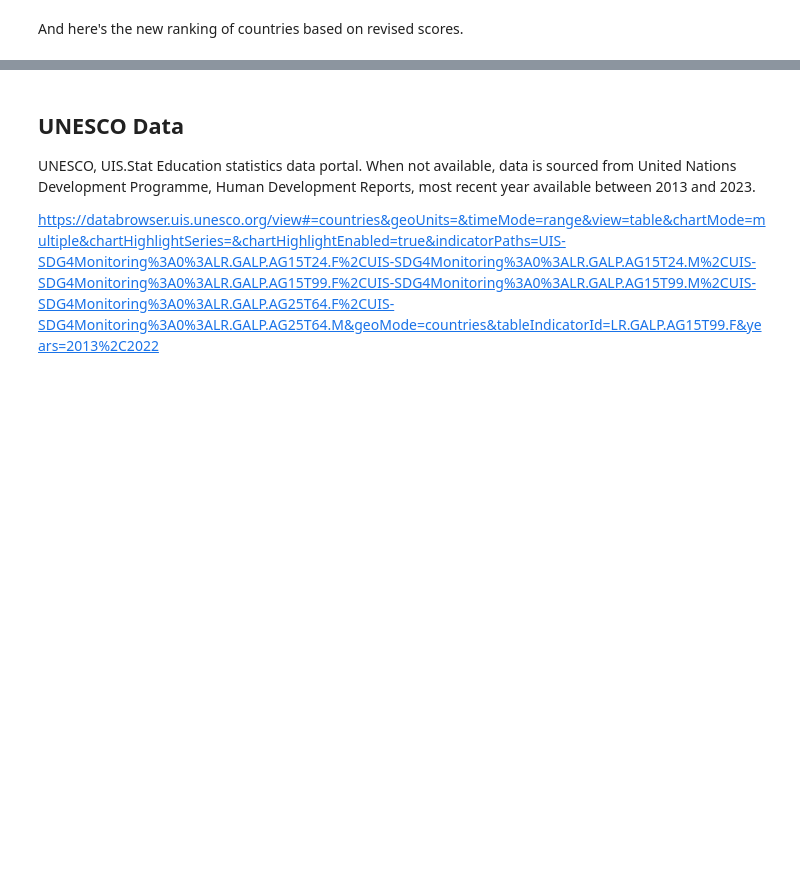
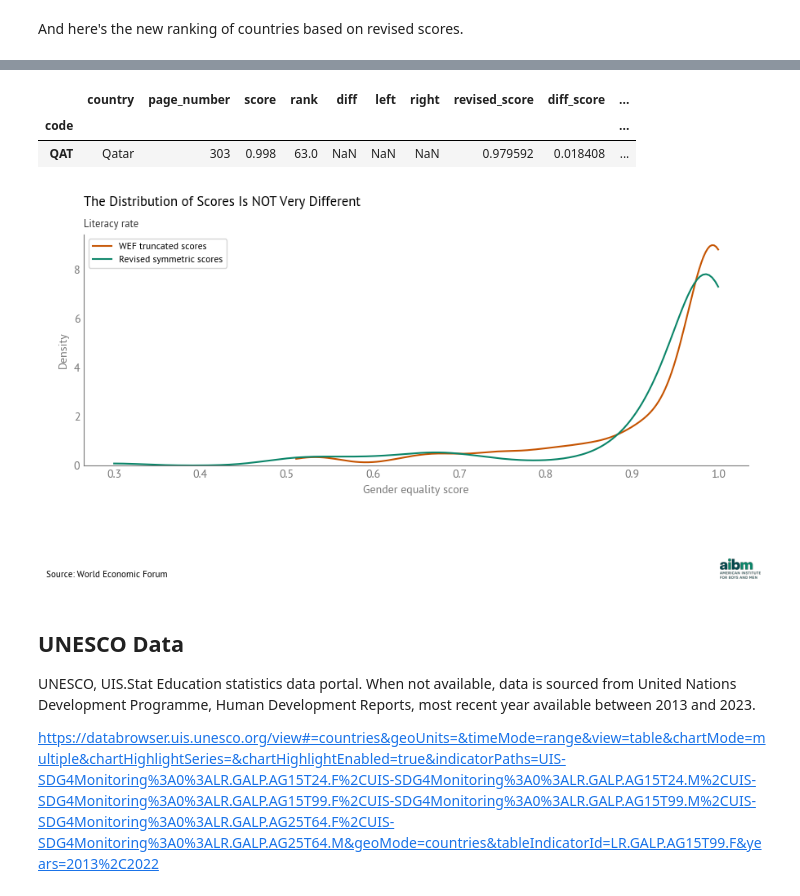
Before and after one commit to AllenDowney/EqualityWEF, a Jupyter notebook: literacy.ipynb, the cells around one changed output, grey strips where cells are left out. Saved outputs shown, nothing was run; the diff lists cells and outputs as text; code cells hidden in the pictures; blank space fills up the shorter version.

```diff
--- a/literacy.ipynb
+++ b/literacy.ipynb
@@ -334,20 +593,26 @@ df_sorted[columns].tail(50).round(2)
 # %%
-df.query("country == 'Qatar'")
+wef_sorted.query("country == 'Qatar'")
+# %% [output]
+|  | country | page_number | score | rank | diff | left | right | revised_score | diff_score | ... |
+| code |  |  |  |  |  |  |  |  |  | ... |
+| QAT | Qatar | 303 | 0.998 | 63.0 | NaN | NaN | NaN | 0.979592 | 0.018408 | ... |
 # %%
 import seaborn as sns
 
 options = dict(cut=0, bw_adjust=0.7)
 
-sns.kdeplot(df['score'], label='WEF truncated scores', **options)
-sns.kdeplot(df['revised_score'], label='Revised symmetric scores', **options)
+sns.kdeplot(wef['score'], label='WEF truncated scores', **options)
+sns.kdeplot(wef['revised_score'], label='Revised symmetric scores', **options)
 
 decorate(xlabel='Gender equality score')
 
-add_title("The Distribution of Scores Is Very Different",
+add_title("The Distribution of Scores Is NOT Very Different",
           "Literacy rate")
 add_subtext("Source: World Economic Forum", y=-0.25)
 logo = add_logo(location=(1.0, -0.25))
 None
+# %% [output]
+[figure, added]
 # %% [markdown]
 ## UNESCO Data
 
```
Also changed, not shown: parts of 75 cells of this notebook, 1 other file.
